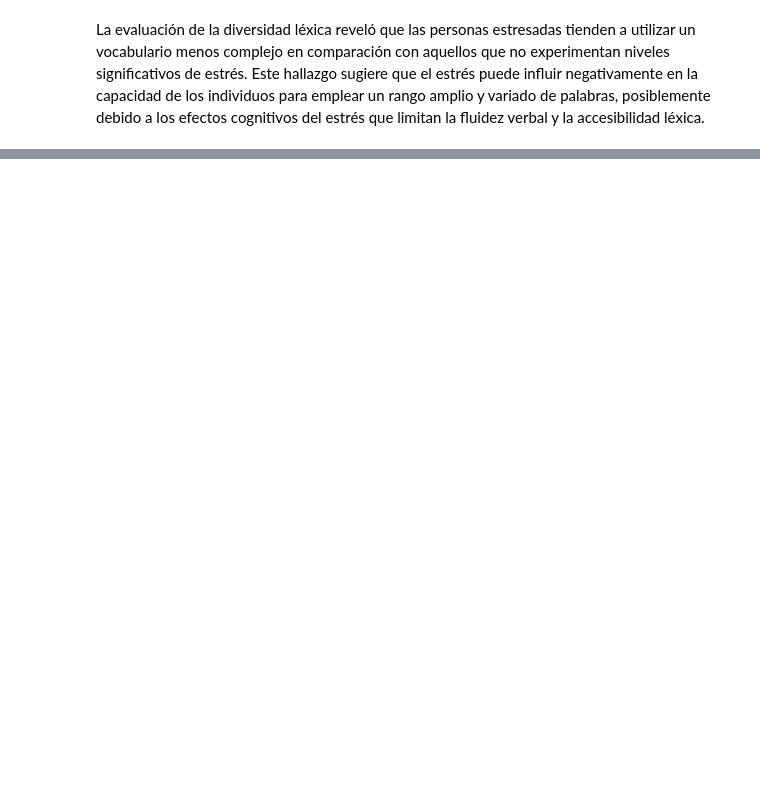
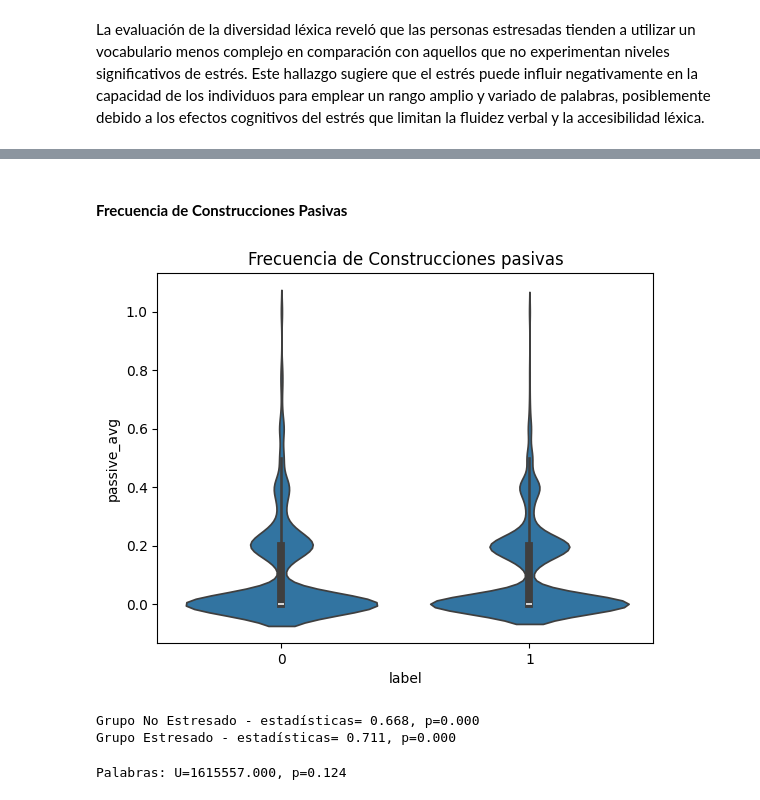
Before and after one commit to fjmoyao/depression_detection, a Jupyter notebook: src/EDA hipotesis testing.ipynb, the cells around one changed output, grey strips where cells are left out. Saved outputs shown, nothing was run; the diff lists cells and outputs as text; code cells hidden in the pictures; blank space fills up the shorter version.

```diff
--- a/src/EDA hipotesis testing.ipynb
+++ b/src/EDA hipotesis testing.ipynb
@@ -199,0 +268,27 @@ La evaluación de la diversidad léxica reveló que las personas estresadas tien
+# %% [markdown]
+#### **Frecuencia de Construcciones Pasivas**
+# %%
+docs = nlp.pipe(texts_sentence_sep)
+df["passive_avg"] = [utils.average_passive_sentences(doc) for doc in docs]
+# %%
+# Visualización de las distribuciones
+ax= sns.violinplot(x='label', y="passive_avg", data=df)
+ax.set_title('Frecuencia de Construcciones pasivas');
+# %% [output]
+[figure, added]
+# %%
+# Test de Shapiro-Wilk para normalidad
+stat, p = shapiro(df[df['label'] == 0]["passive_avg"])
+print('Grupo No Estresado - estadísticas= %.3f, p=%.3f' % (stat, p))
+
+stat, p = shapiro(df[df['label'] == 1]["passive_avg"])
+print('Grupo Estresado - estadísticas= %.3f, p=%.3f' % (stat, p))
+# %% [output]
+Grupo No Estresado - estadísticas= 0.668, p=0.000
+Grupo Estresado - estadísticas= 0.711, p=0.000
+# %%
+u_stat, p_val = mannwhitneyu(df[df['label'] == 1]["passive_avg"],
+                             df[df['label'] == 0]["passive_avg"])
+print('Palabras: U=%.3f, p=%.3f' % (u_stat, p_val))
+# %% [output]
+Palabras: U=1615557.000, p=0.124
```
Also changed, not shown: parts of 33 cells of this notebook.
